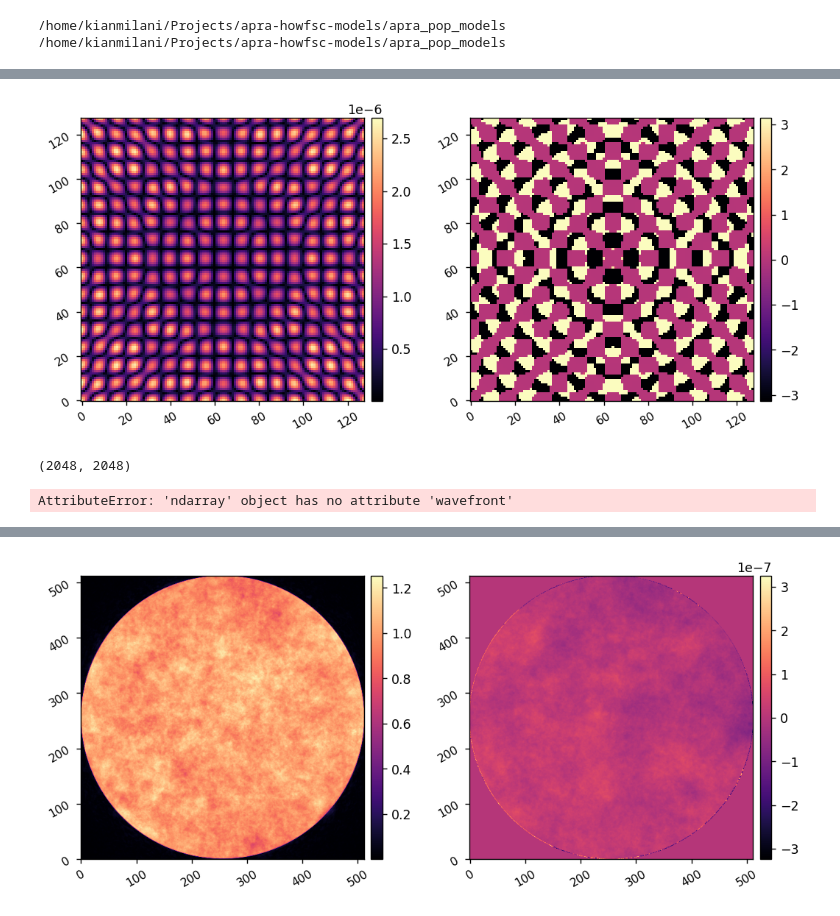
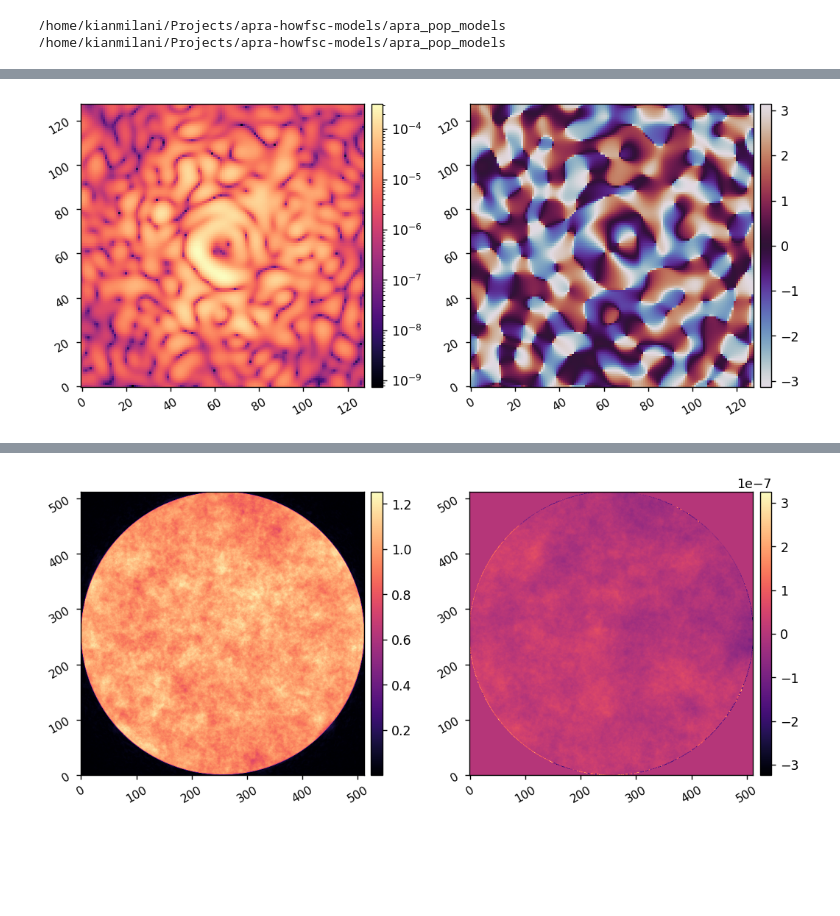
Before and after one commit to kian1377/apra-howfsc-models, a Jupyter notebook: notebooks/test_poppy_fresnel_2dm.ipynb, the cells around one changed output, grey strips where cells are left out. Cells and saved outputs as stored; diff of their text form; code cells hidden in the pictures; blank space fills up the shorter version.

Commit message:
fresnel model working with vortex propagation

```diff
--- a/notebooks/test_poppy_fresnel_2dm.ipynb
+++ b/notebooks/test_poppy_fresnel_2dm.ipynb
@@ -71,0 +57,27 @@ Including factor of 2 from reflection when computing OPD.
+# %%
+reload(fresnel)
+poppy_log.disabled = True
+
+coro = fresnel.CORO()
+coro.Imax_ref = 0.01867821
+
+# coro.use_opds = True
+# coro.Imax_ref = 0.01795029
+
+# pup_ratio = coro.pupil_diam.to_value(u.m)/coro.dm_active_diam.to_value(u.m)
+# xpp = (xp.arange(-coro.Nact//2, coro.Nact//2) + 1/2)/pup_ratio
+# ppx, ppy = xp.meshgrid(xpp,xpp)
+# amp = 5e-8
+# separation = 5
+# comm1 = amp*xp.cos(2*np.pi*(ppx + ppy)*separation/coro.Nact)*xp.array(coro.dm_mask)
+# comm2 = amp*xp.cos(2*np.pi*(ppx - ppy)*separation/coro.Nact)*xp.array(coro.dm_mask)
+
+# coro.set_dm1(ensure_np_array(comm1))
+# coro.set_dm2(ensure_np_array(comm2))
+
+coro.use_fpm = True
+
+wfs = coro.calc_wfs()
+print(xp.max(wfs[-1].intensity))
+imshow2(wfs[-10].amplitude, wfs[-10].phase, pxscl=wfs[-10].pixelscale.to(u.mm/u.pix), npix=coro.npix)
+imshow2(wfs[-1].intensity, wfs[-1].phase, lognorm1=True, cmap2='twilight', pxscl=coro.psf_pixelscale_lamD, grid=True)
@@ -72,13 +96,6 @@ Including factor of 2 from reflection when computing OPD.
 # %%
-imshow2(xp.abs(fpwf), xp.angle(fpwf))
+coro.Imax_ref = 0.01795029
+fpwf = coro.calc_wf()
+imshow2(xp.abs(fpwf)**2, xp.angle(fpwf), lognorm1=True, cmap2='twilight')
 # %% [output]
-[figure, old version]
+[figure, new version]
-# %%
-fpm_wf.amplitude.shape
-# %% [output]
-(2048, 2048)
-# %%
-lyot_wfarr = poppy.accel_math.fft_2d(fpm_wf.wavefront, fftshift=True, forward=False)
-imshow2(xp.abs(lyot_wfarr), xp.angle(lyot_wfarr), npix=1000)
-# %% [output]
-AttributeError: 'ndarray' object has no attribute 'wavefront'
```
Also changed, not shown: parts of 8 cells of this notebook, 5 other files.
